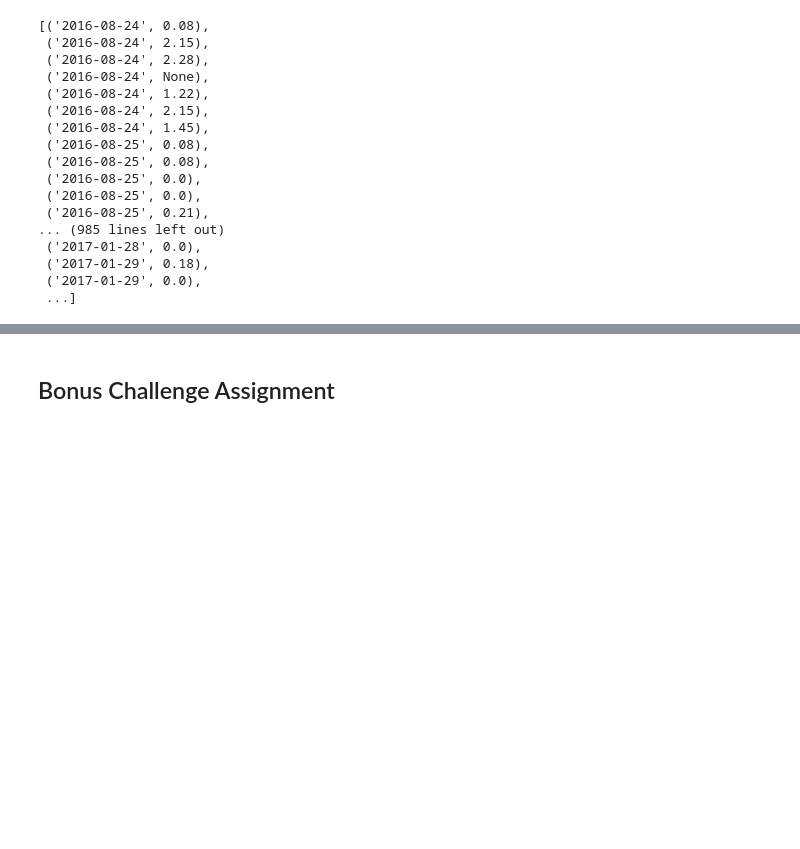
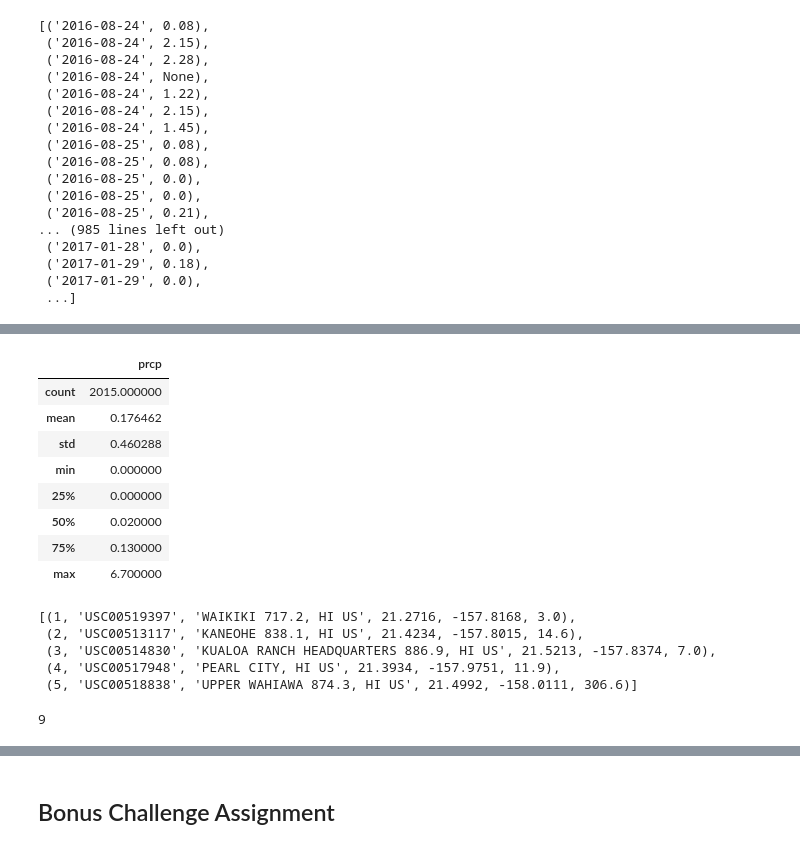
Before and after one commit to abigailrgreene/sqlalchemy-challenge, a Jupyter notebook: Instructions/climate_starter.ipynb, the cells around one changed output, grey strips where cells are left out. Cells and saved outputs as stored; diff of their text form; code cells hidden in the pictures; blank space fills up the shorter version.

```diff
--- a/Instructions/climate_starter.ipynb
+++ b/Instructions/climate_starter.ipynb
@@ -149,0 +147,5 @@ plt.show()
+# %%
+# Sort the dataframe by date
+
+lastyr_df.sort_values(by=['date'], inplace=True, ascending=False)
+lastyr_df.head()
@@ -150,7 +168,34 @@ plt.show()
 # %%
 # Use Pandas to calcualte the summary statistics for the precipitation data
+
+lastyr_df.describe()
+# %% [output]
+|  | prcp |
+| count | 2015.000000 |
+| mean | 0.176462 |
+| std | 0.460288 |
+| min | 0.000000 |
+| 25% | 0.000000 |
+| 50% | 0.020000 |
+| 75% | 0.130000 |
+| max | 6.700000 |
+# %%
+#Stations
+
+engine.execute('SELECT * FROM station LIMIT 5').fetchall()
+# %% [output]
+[(1, 'USC00519397', 'WAIKIKI 717.2, HI US', 21.2716, -157.8168, 3.0),
+ (2, 'USC00513117', 'KANEOHE 838.1, HI US', 21.4234, -157.8015, 14.6),
+ (3, 'USC00514830', 'KUALOA RANCH HEADQUARTERS 886.9, HI US', 21.5213, -157.8374, 7.0),
+ (4, 'USC00517948', 'PEARL CITY, HI US', 21.3934, -157.9751, 11.9),
+ (5, 'USC00518838', 'UPPER WAHIAWA 874.3, HI US', 21.4992, -158.0111, 306.6)]
 # %%
 # Design a query to show how many stations are available in this dataset?
+
+stations_total = session.query(station.station).distinct().count()
+stations_total
+# %% [output]
+9
 # %%
 # What are the most active stations? (i.e. what stations have the most rows)?
 # List the stations and the counts in descending order.
```
Also changed, not shown: parts of 7 cells of this notebook.
